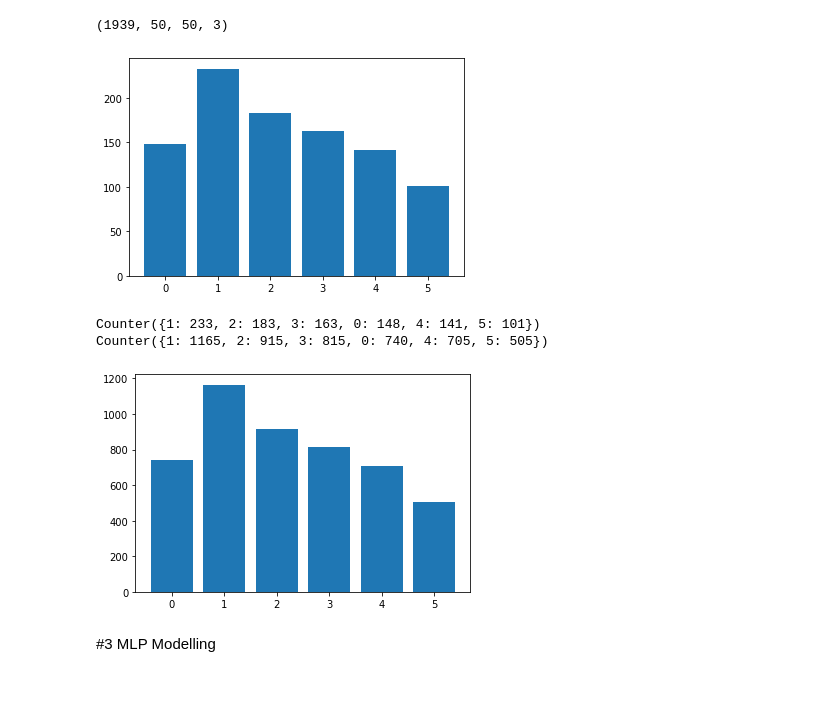
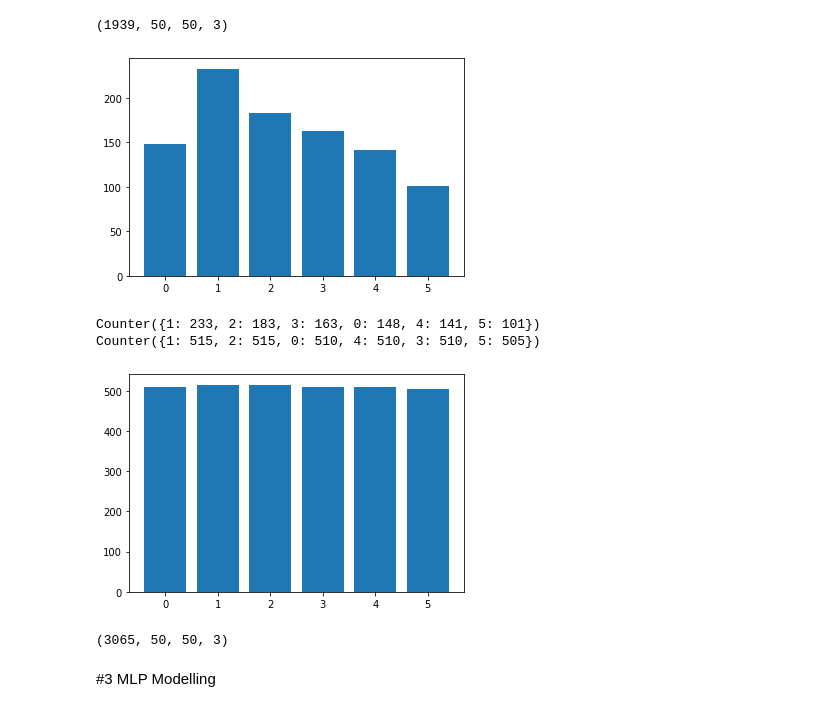
Before and after one commit to simasuiyuan/CS5242, a Jupyter notebook: Project.ipynb, the cells around one changed output. Saved outputs shown, nothing was run; the diff lists cells and outputs as text; code cells hidden in the pictures.

```diff
--- a/Project.ipynb
+++ b/Project.ipynb
@@ -255,21 +262,22 @@ np.array(X).shape
 # %% [output]
 (1939, 50, 50, 3)
 # %%
-X_train, X_test, y_train_df, y_test_df = train_test_split(X, labels, test_size = 0.5, random_state = 12, stratify=y)
-y_train = y_train_df.label.values
-y_test = y_test_df.label.values
-X_train, y_train = augment_data_no_dist_balance(X_train, y_train)
+# X_train, X_test, y_train_df, y_test_df = train_test_split(X, labels, test_size = 0.5, random_state = 45, stratify=y)
+# y_train = y_train_df.label.values
+# y_test = y_test_df.label.values
+# X_train, y_train = augment_data_no_dist_balance(X_train, y_train)
-# %% [output]
-[figure, removed]
-Counter({1: 233, 2: 183, 3: 163, 0: 148, 4: 141, 5: 101})
-Counter({1: 1165, 2: 915, 3: 815, 0: 740, 4: 705, 5: 505})
-[figure, removed]
 # %%
-# X_train, X_test, y_train_df, y_test_df = train_test_split(X, labels, test_size = 0.3, random_state = 45, stratify=y)
-# y_train = y_train_df.label.values
-# y_test = y_test_df.label.values
-# X_train, y_train = augment_data(X_train, y_train)
-# np.array(X_train).shape
+X_train, X_test, y_train_df, y_test_df = train_test_split(X, labels, test_size = 0.5, random_state = 45, stratify=y)
+y_train = y_train_df.label.values
+y_test = y_test_df.label.values
+X_train, y_train = augment_data(X_train, y_train)
+np.array(X_train).shape
+# %% [output]
+[figure, added]
+Counter({1: 233, 2: 183, 3: 163, 0: 148, 4: 141, 5: 101})
+Counter({1: 515, 2: 515, 0: 510, 4: 510, 3: 510, 5: 505})
+[figure, added]
+(3065, 50, 50, 3)
 # %% [markdown]
 #3 MLP Modelling
 # %%
```
Also changed, not shown: parts of 11 cells of this notebook.
